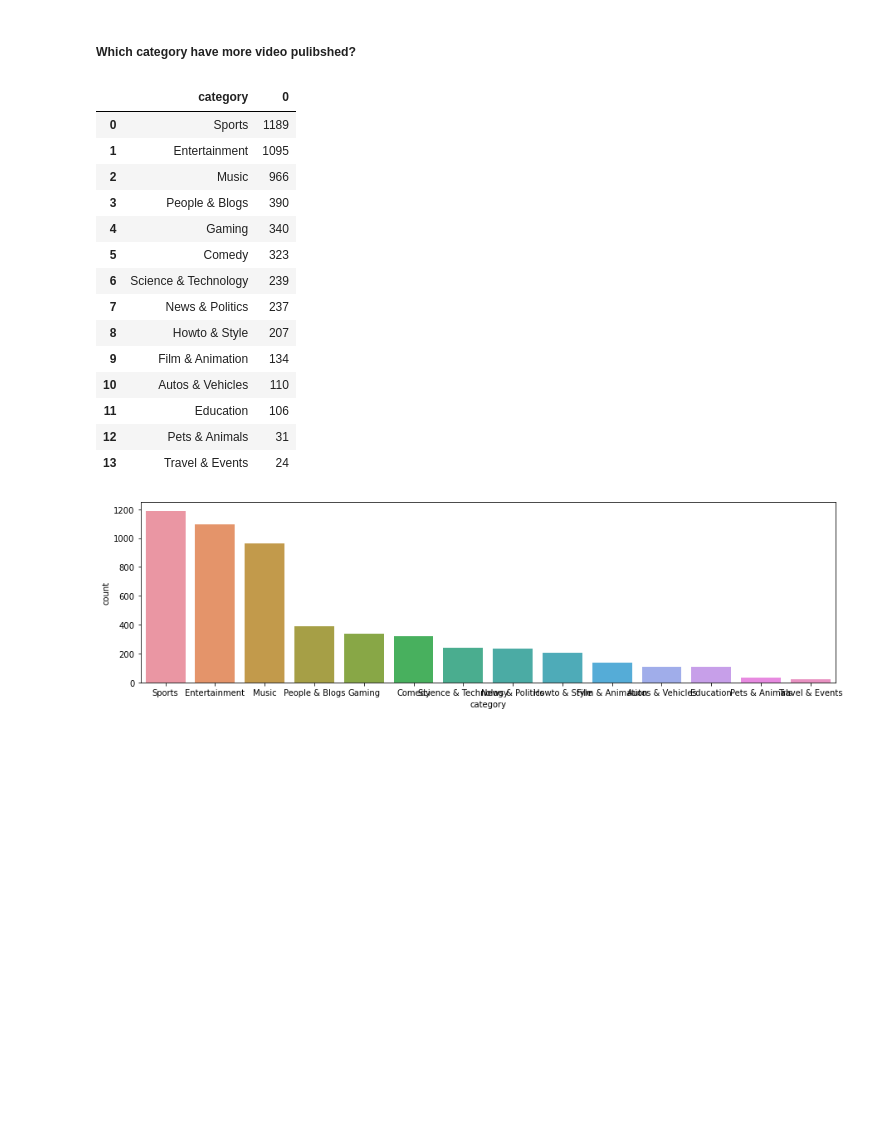
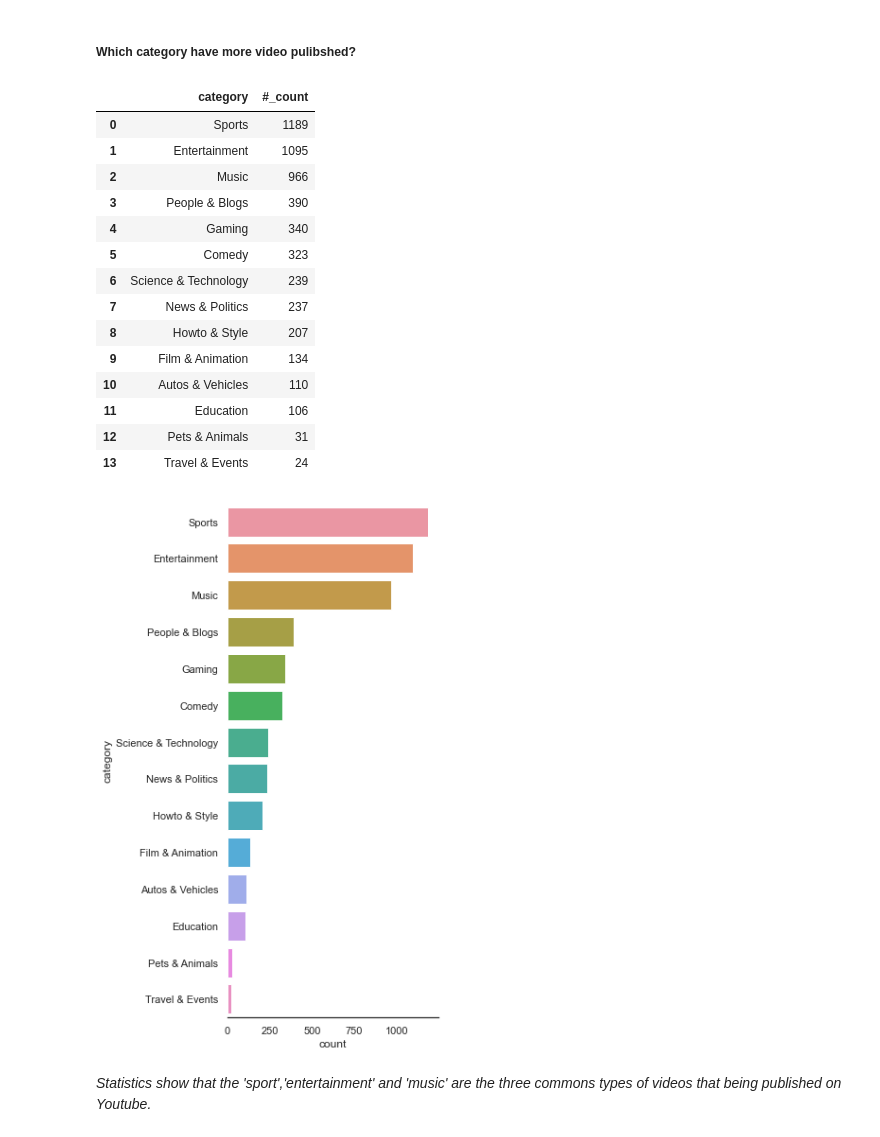
Before and after one commit to ubco-W2020WT1-data301/course-project-group_6007b, a Jupyter notebook: analysis/Kristy/milestone2.ipynb, the cells around one changed output. Cells and saved outputs as stored; diff of their text form; code cells hidden in the pictures; blank space fills up the shorter version.

```diff
--- a/analysis/Kristy/milestone2.ipynb
+++ b/analysis/Kristy/milestone2.ipynb
@@ -28,8 +23,8 @@ for c in country:
     df = pd.concat([df,df1])
 
 #change the datetime
-df.trending_date = df.trending_date.dt.date
-df.publishedAt = df.publishedAt.dt.date
+df["trending_date"] = df.apply(lambda row: pd.to_datetime(row["trending_date"]), axis=1)
+df["publishedAt"] = df.apply(lambda row: pd.to_datetime(row["publishedAt"]), axis=1)
 # %% [markdown]
 #### Wrangling the data
 # %%
@@ -133,13 +148,23 @@ df_lastdate.describe(exclude=[np.number])
 # %% [markdown]
 ### Data Analysis and Visualizations
+# %%
+sns.set_theme(style="white",
+              font_scale=1,
+             )
 # %% [markdown]
 ##### Which category have more video pulibshed?
 # %%
 #Group category
-category_group = df_lastdate.groupby(by='category').size().sort_values(ascending = False).reset_index()
+category_group = (
+    df_lastdate.groupby(by='category')
+    .size()
+    .sort_values(ascending = False)
+    .reset_index()
+    .rename(columns= {0:'#_count'})
+)
 category_group
 # %% [output]
-|  | category | 0 |
+|  | category | #_count |
 | 0 | Sports | 1189 |
 | 1 | Entertainment | 1095 |
 | 2 | Music | 966 |
@@ -155,7 +180,10 @@ category_group
 | 12 | Pets & Animals | 31 |
 | 13 | Travel & Events | 24 |
 # %%
-sns.countplot(data = df_lastdate, x='category',order=category_group['category'])
-plt.gcf().set_size_inches(15,4)
+sns.countplot(data = df_lastdate, y='category',order=category_group['category'])
+plt.gcf().set_size_inches(4,10)
+sns.despine(right = True, left = True)
 # %% [output]
-[figure, old version]
+[figure, new version]
+# %% [markdown]
+*Statistics show that the 'sport','entertainment' and 'music' are the three commons types of videos that being published on Youtube.*
```
Also changed, not shown: parts of 13 cells of this notebook, 2 other files.
